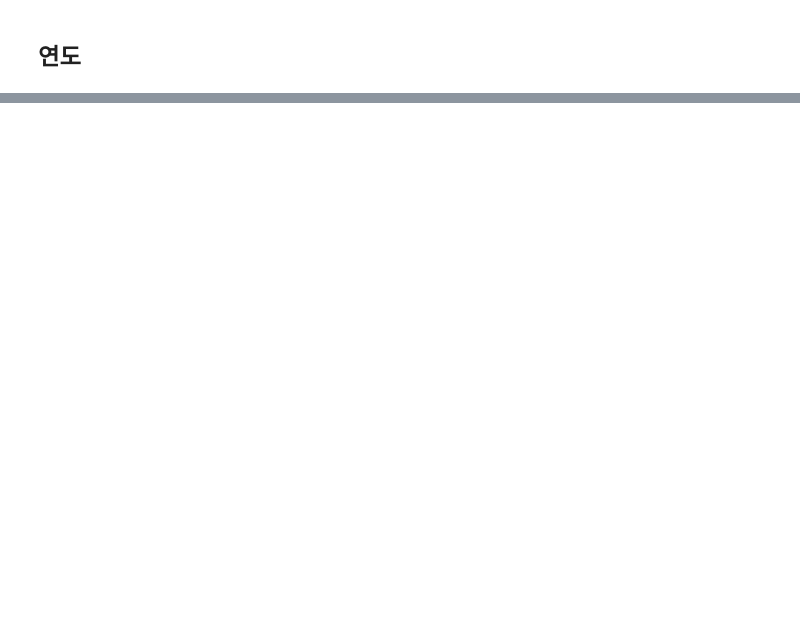
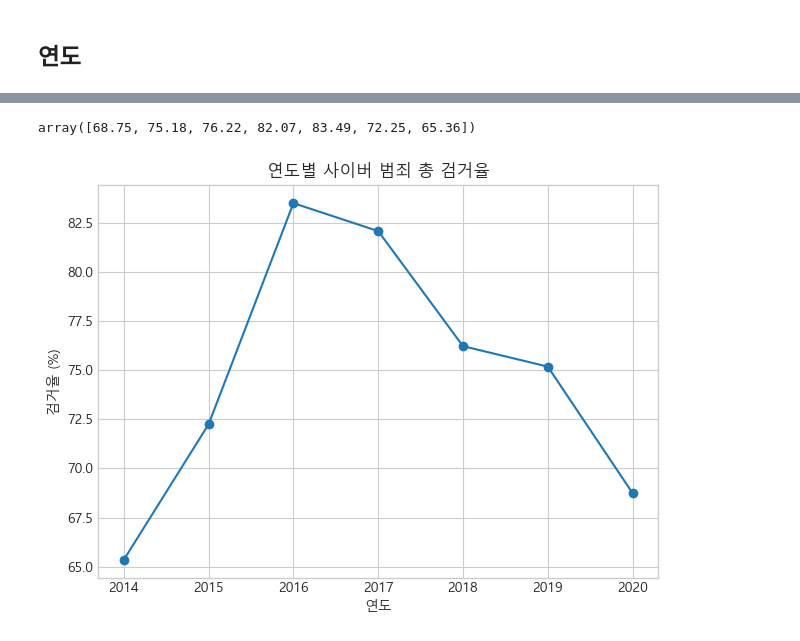
Before and after one commit to ppyoo1229/ML_Study, a Jupyter notebook: 산업공학실험/산업공학실험 과제_003_12226147_표채연_20250328_5주차과제.ipynb, the cells around one changed output, grey strips where cells are left out. Saved outputs shown, nothing was run; the diff lists cells and outputs as text; code cells hidden in the pictures; blank space fills up the shorter version.

```diff
--- a/산업공학실험/산업공학실험 과제_003_12226147_표채연_20250328_5주차과제.ipynb
+++ b/산업공학실험/산업공학실험 과제_003_12226147_표채연_20250328_5주차과제.ipynb
@@ -130,0 +132,25 @@ NameError: name 'crime_cols' is not defined
+# %%
+# 총합 컬럼 생성
+df['총합'] = df[범죄유형_컬럼].sum(axis=1)
+
+# 발생/검거 데이터 분리
+df_발생 = df[df['구분'] == '발생건수'].copy()
+df_검거 = df[df['구분'] == '검거건수'].copy()
+
+# 총합 기준 검거율 계산
+검거율 = (df_검거['총합'].values / df_발생['총합'].values * 100).round(2)
+검거율
+# %% [output]
+array([68.75, 75.18, 76.22, 82.07, 83.49, 72.25, 65.36])
+# %%
+import matplotlib.pyplot as plt
+
+plt.plot(df_발생['연도'], 검거율, marker='o')
+plt.title('연도별 사이버 범죄 총 검거율')
+plt.xlabel('연도')
+plt.ylabel('검거율 (%)')
+plt.grid(True)
+plt.tight_layout()
+plt.show()
+# %% [output]
+[figure, added]
```
Also changed, not shown: parts of 15 cells of this notebook, 1 other file.
